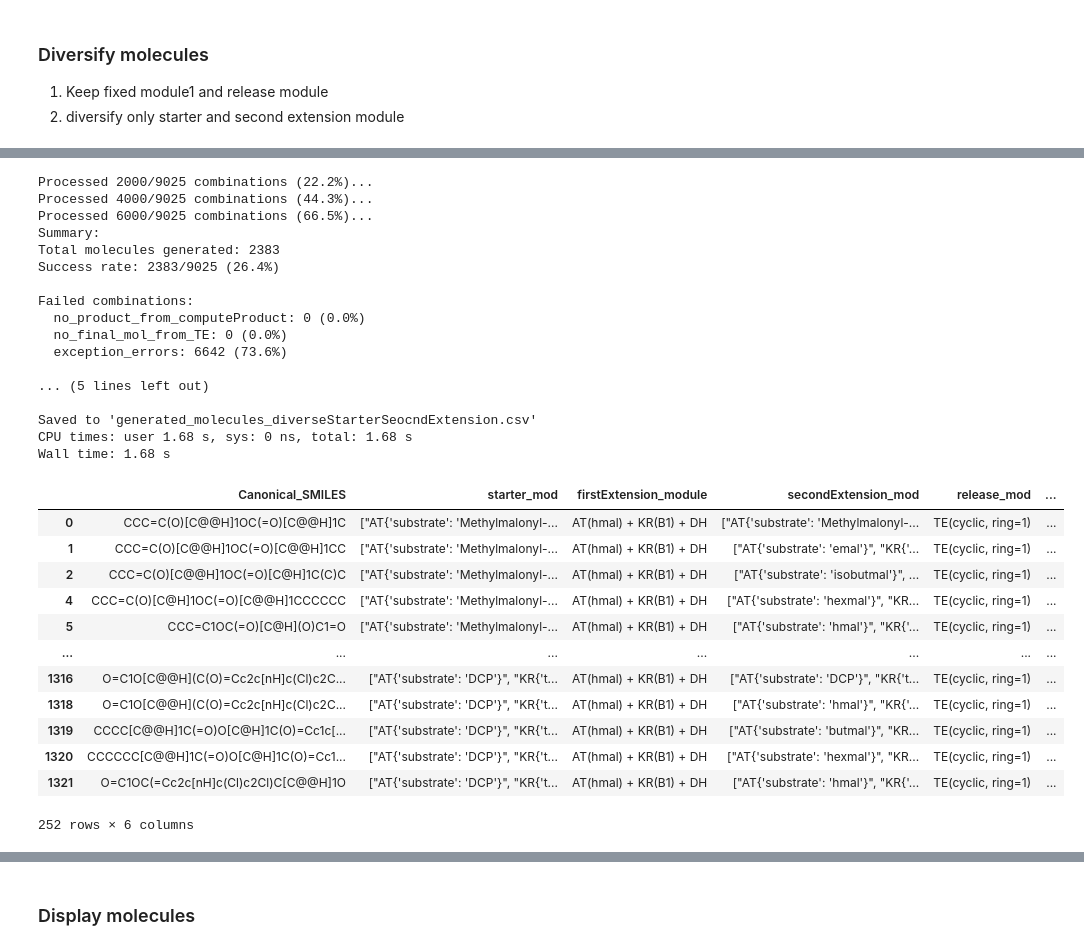
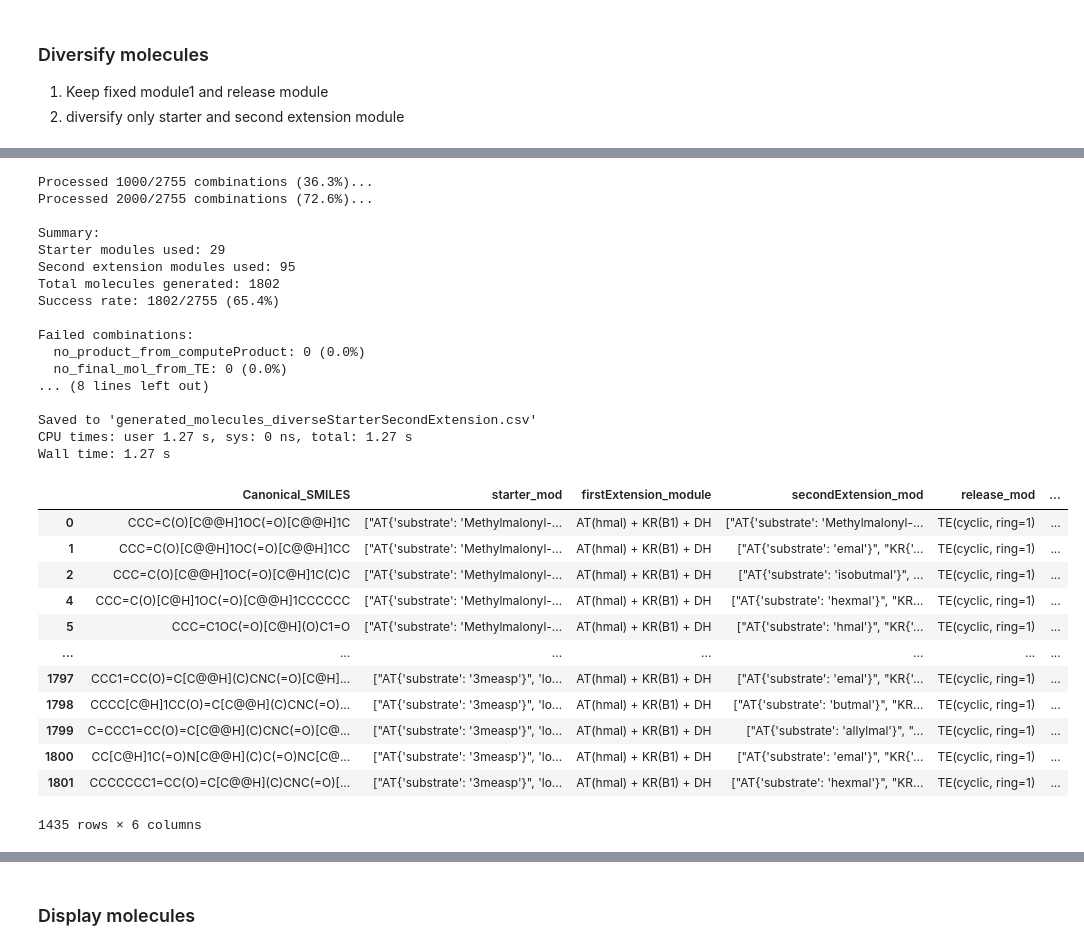
Before and after one commit to soumyadeepghosh35/RetroTide, a Jupyter notebook: notebooks/Basidalin_Retrotide.ipynb, the cells around one changed output, grey strips where cells are left out. Drawn from its saved outputs; the diff is of its cells as text; code cells hidden in the pictures.

Commit message:
updated logic to generate pks molecules with cyclic/linear release

```diff
--- a/notebooks/Basidalin_Retrotide.ipynb
+++ b/notebooks/Basidalin_Retrotide.ipynb
@@ -293,11 +316,13 @@ from rdkit.Chem import Descriptors
 from collections import OrderedDict
 import pandas as pd
 
-# Extract Module objects from structureDB keys
-allModules = list(structureDB.keys())
+# Use separate lists for starters and second extensions
+allStarters = allStarterTypes
+allSecondExtensions = allModuleTypes
 
-print("Number of unique designs in module:", len(allModules))
-print(f"Maximum possible combinations: {len(allModules)} starters × {len(allModules)} second extensions = {len(allModules) * len(allModules)}")
+print("Number of unique starter modules:", len(allStarters))
+print("Number of unique second extension modules:", len(allSecondExtensions))
+print(f"Maximum possible combinations: {len(allStarters)} starters × {len(allSecondExtensions)} second extensions = {len(allStarters) * len(allSecondExtensions)}")
 
 results = []
 
@@ -327,16 +352,16 @@ first_extension_description = "AT(hmal) + KR(B1) + DH"
 release_description = "TE(cyclic, ring=1)"
 
 # Nested loop: iterate through all starter and second extension combinations
-total_combinations = len(allModules) * len(allModules)
+total_combinations = len(allStarters) * len(allSecondExtensions)
 processed = 0
 
-for starter_idx, starter_module in enumerate(allModules):
+for starter_idx, starter_module in enumerate(allStarters):
     # Create loading module from starter_module domains
     # Force loading=True for the starter
     loading_module = bcs.Module(domains=starter_module.domains, loading=True)
     starter_description = str(starter_module)
 
-    for mod2_idx, module2 in enumerate(allModules):
+    for mod2_idx, module2 in enumerate(allSecondExtensions):
         processed += 1
 
         try:
@@ -389,7 +414,7 @@ for starter_idx, starter_module in enumerate(allModules):
             continue
 
 # Create DataFrame
-generated_molecules_diverseStarterSeocndExtension = pd.DataFrame(results, columns=[
+generated_molecules_diverseStarterSecondExtension = pd.DataFrame(results, columns=[
     'Canonical_SMILES',
     'starter_mod',
     'firstExtension_module',
@@ -399,13 +424,16 @@ generated_molecules_diverseStarterSeocndExtension = pd.DataFrame(results, column
 ])
 
 
-print("Summary:")
-print(f"Total molecules generated: {len(generated_molecules_diverseStarterSeocndExtension)}")
-print(f"Success rate: {len(generated_molecules_diverseStarterSeocndExtension)}/{total_combinations} ({100*len(generated_molecules_diverseStarterSeocndExtension)/total_combinations:.1f}%)")
+
+print("\nSummary:")
+print(f"Starter modules used: {len(allStarters)}")
+print(f"Second extension modules used: {len(allSecondExtensions)}")
+print(f"Total molecules generated: {len(generated_molecules_diverseStarterSecondExtension)}")
+print(f"Success rate: {len(generated_molecules_diverseStarterSecondExtension)}/{total_combinations} ({100*len(generated_molecules_diverseStarterSecondExtension)/total_combinations:.1f}%)")
 
 
 print("\nFailed combinations:")
-successful = len(generated_molecules_diverseStarterSeocndExtension)
+successful = len(generated_molecules_diverseStarterSecondExtension)
 total_failed = total_combinations - successful
 
 for reason, count in failure_reasons.items():
@@ -416,14 +444,14 @@ print(f"\nTotal successful: {successful} ({100*successful/total_combinations:.1f
 print(f"Total failed: {total_failed} ({100*total_failed/total_combinations:.1f}%)")
 
 # Drop duplicate SMILES
-original_count = len(generated_molecules_diverseStarterSeocndExtension)
-generated_molecules_diverseStarterSeocndExtension = generated_molecules_diverseStarterSeocndExtension.drop_duplicates(subset=['Canonical_SMILES'], keep='first')
-print(f"Molecules before deduplication: {original_count}")
-print(f"Unique molecules after removing duplicates: {len(generated_molecules_diverseStarterSeocndExtension)}")
-print(f"Duplicates removed: {original_count - len(generated_molecules_diverseStarterSeocndExtension)} ({100*(original_count - len(generated_molecules_diverseStarterSeocndExtension))/original_count:.1f}%)")
+original_count = len(generated_molecules_diverseStarterSecondExtension)
+generated_molecules_diverseStarterSecondExtension = generated_molecules_diverseStarterSecondExtension.drop_duplicates(subset=['Canonical_SMILES'], keep='first')
+print(f"\nMolecules before deduplication: {original_count}")
+print(f"Unique molecules after removing duplicates: {len(generated_molecules_diverseStarterSecondExtension)}")
+print(f"Duplicates removed: {original_count - len(generated_molecules_diverseStarterSecondExtension)} ({100*(original_count - len(generated_molecules_diverseStarterSecondExtension))/original_count:.1f}% of generated)")
 
 # Save to CSV
-generated_molecules_diverseStarterSeocndExtension.to_csv('generated_molecules_diverseStarterSeocndExtension.csv', index=False)
-print("\nSaved to 'generated_molecules_diverseStarterSeocndExtension.csv'")
-generated_molecules_diverseStarterSeocndExtension
+generated_molecules_diverseStarterSecondExtension.to_csv('generated_molecules_diverseStarterSecondExtension.csv', index=False)
+print("\nSaved to 'generated_molecules_diverseStarterSecondExtension.csv'")
+generated_molecules_diverseStarterSecondExtension
 # %% [output]
@@ -456,34 +485,34 @@ Traceback (most recent call last):
   File "/usr/local/lib/python3.12/site-packages/bcs/bcs.py", line 1135, in operation
     prod = rxn.RunReactants((chain,))[index][0]
            ~~~~~~~~~~~~~~~~~~~~~~~~~~^^^^^^^
 IndexError: tuple index out of range
-Processed 2000/9025 combinations (22.2%)...
-Processed 4000/9025 combinations (44.3%)...
-Processed 6000/9025 combinations (66.5%)...
+Processed 1000/2755 combinations (36.3%)...
+Processed 2000/2755 combinations (72.6%)...
+
 Summary:
-Total molecules generated: 2383
-Success rate: 2383/9025 (26.4%)
+Starter modules used: 29
+Second extension modules used: 95
+Total molecules generated: 1802
+Success rate: 1802/2755 (65.4%)
 
 Failed combinations:
   no_product_from_computeProduct: 0 (0.0%)
   no_final_mol_from_TE: 0 (0.0%)
-  exception_errors: 6642 (73.6%)
+... (8 lines left out)
 
-... (5 lines left out)
-
-Saved to 'generated_molecules_diverseStarterSeocndExtension.csv'
-CPU times: user 1.68 s, sys: 0 ns, total: 1.68 s
-Wall time: 1.68 s
+Saved to 'generated_molecules_diverseStarterSecondExtension.csv'
+CPU times: user 1.27 s, sys: 0 ns, total: 1.27 s
+Wall time: 1.27 s
 |  | Canonical_SMILES | starter_mod | firstExtension_module | secondExtension_mod | release_mod | ... |
 | 0 | CCC=C(O)[C@@H]1OC(=O)[C@@H]1C | ["AT{'substrate': 'Methylmalonyl-... | AT(hmal) + KR(B1) + DH | ["AT{'substrate': 'Methylmalonyl-... | TE(cyclic, ring=1) | ... |
 | 1 | CCC=C(O)[C@@H]1OC(=O)[C@@H]1CC | ["AT{'substrate': 'Methylmalonyl-... | AT(hmal) + KR(B1) + DH | ["AT{'substrate': 'emal'}", "KR{'... | TE(cyclic, ring=1) | ... |
 | 2 | CCC=C(O)[C@@H]1OC(=O)[C@H]1C(C)C | ["AT{'substrate': 'Methylmalonyl-... | AT(hmal) + KR(B1) + DH | ["AT{'substrate': 'isobutmal'}", ... | TE(cyclic, ring=1) | ... |
 | 4 | CCC=C(O)[C@H]1OC(=O)[C@@H]1CCCCCC | ["AT{'substrate': 'Methylmalonyl-... | AT(hmal) + KR(B1) + DH | ["AT{'substrate': 'hexmal'}", "KR... | TE(cyclic, ring=1) | ... |
 | 5 | CCC=C1OC(=O)[C@H](O)C1=O | ["AT{'substrate': 'Methylmalonyl-... | AT(hmal) + KR(B1) + DH | ["AT{'substrate': 'hmal'}", "KR{'... | TE(cyclic, ring=1) | ... |
 | ... | ... | ... | ... | ... | ... | ... |
-| 1316 | O=C1O[C@@H](C(O)=Cc2c[nH]c(Cl)c2C... | ["AT{'substrate': 'DCP'}", "KR{'t... | AT(hmal) + KR(B1) + DH | ["AT{'substrate': 'DCP'}", "KR{'t... | TE(cyclic, ring=1) | ... |
-| 1318 | O=C1O[C@@H](C(O)=Cc2c[nH]c(Cl)c2C... | ["AT{'substrate': 'DCP'}", "KR{'t... | AT(hmal) + KR(B1) + DH | ["AT{'substrate': 'hmal'}", "KR{'... | TE(cyclic, ring=1) | ... |
-| 1319 | CCCC[C@@H]1C(=O)O[C@H]1C(O)=Cc1c[... | ["AT{'substrate': 'DCP'}", "KR{'t... | AT(hmal) + KR(B1) + DH | ["AT{'substrate': 'butmal'}", "KR... | TE(cyclic, ring=1) | ... |
-| 1320 | CCCCCC[C@@H]1C(=O)O[C@H]1C(O)=Cc1... | ["AT{'substrate': 'DCP'}", "KR{'t... | AT(hmal) + KR(B1) + DH | ["AT{'substrate': 'hexmal'}", "KR... | TE(cyclic, ring=1) | ... |
-| 1321 | O=C1OC(=Cc2c[nH]c(Cl)c2Cl)C[C@@H]1O | ["AT{'substrate': 'DCP'}", "KR{'t... | AT(hmal) + KR(B1) + DH | ["AT{'substrate': 'hmal'}", "KR{'... | TE(cyclic, ring=1) | ... |
+| 1797 | CCC1=CC(O)=C[C@@H](C)CNC(=O)[C@H]... | ["AT{'substrate': '3measp'}", 'lo... | AT(hmal) + KR(B1) + DH | ["AT{'substrate': 'emal'}", "KR{'... | TE(cyclic, ring=1) | ... |
+| 1798 | CCCC[C@H]1CC(O)=C[C@@H](C)CNC(=O)... | ["AT{'substrate': '3measp'}", 'lo... | AT(hmal) + KR(B1) + DH | ["AT{'substrate': 'butmal'}", "KR... | TE(cyclic, ring=1) | ... |
+| 1799 | C=CCC1=CC(O)=C[C@@H](C)CNC(=O)[C@... | ["AT{'substrate': '3measp'}", 'lo... | AT(hmal) + KR(B1) + DH | ["AT{'substrate': 'allylmal'}", "... | TE(cyclic, ring=1) | ... |
+| 1800 | CC[C@H]1C(=O)N[C@@H](C)C(=O)NC[C@... | ["AT{'substrate': '3measp'}", 'lo... | AT(hmal) + KR(B1) + DH | ["AT{'substrate': 'emal'}", "KR{'... | TE(cyclic, ring=1) | ... |
+| 1801 | CCCCCCC1=CC(O)=C[C@@H](C)CNC(=O)[... | ["AT{'substrate': '3measp'}", 'lo... | AT(hmal) + KR(B1) + DH | ["AT{'substrate': 'hexmal'}", "KR... | TE(cyclic, ring=1) | ... |
-252 rows × 6 columns
+1435 rows × 6 columns
```
Also changed, not shown: parts of 10 cells of this notebook, 2 other files.
